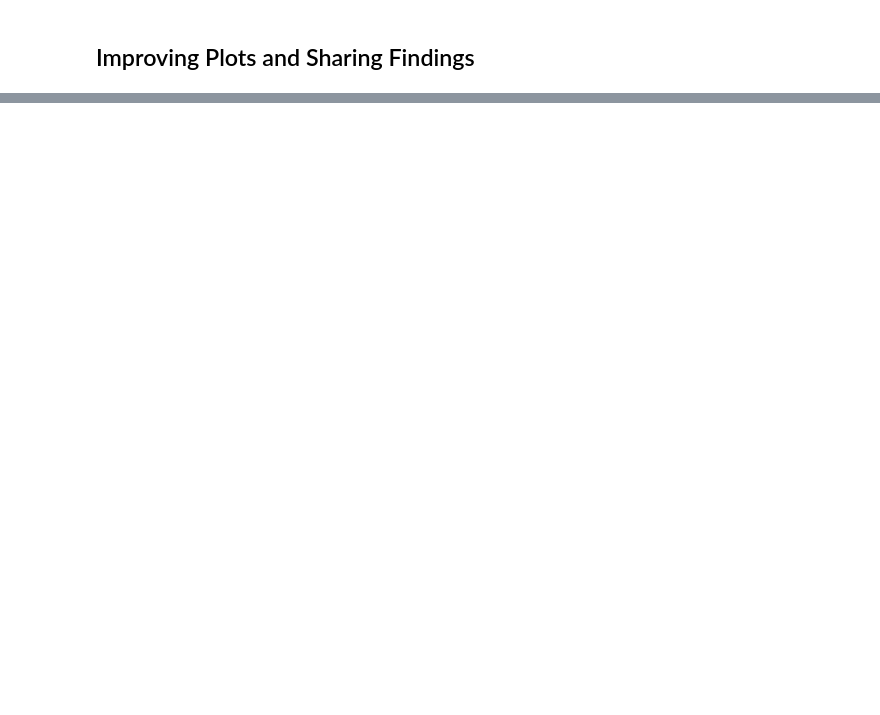
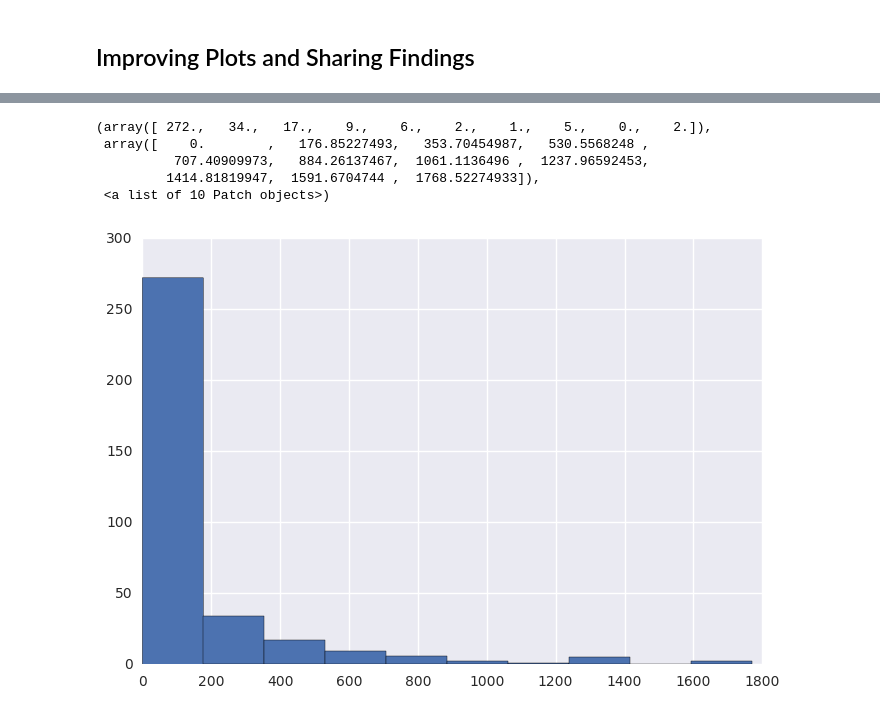
Before and after one commit to PhenixI/intro_to_Data_Analysis, a Jupyter notebook: lesson1_data_process_procedure/L1_Starter_Code.ipynb, the cells around one changed output, grey strips where cells are left out. Saved outputs shown, nothing was run; the diff lists cells and outputs as text; code cells hidden in the pictures; blank space fills up the shorter version.

```diff
--- a/lesson1_data_process_procedure/L1_Starter_Code.ipynb
+++ b/lesson1_data_process_procedure/L1_Starter_Code.ipynb
@@ -335,3 +365,15 @@ Maximum: 10568.1008673
 
 ## Go through a similar process as before to see if there is a problem.
 ## Locate at least one surprising piece of data, output it, and take a look at it.
+max_minutes = 0
+max_student = None
+
+for student,total_minutes in total_minutes_by_account.items():
+    if total_minutes > max_minutes:
+        max_minutes = total_minutes
+        max_student = student
+max_minutes
+
+for engagement_record in paid_engagement_in_first_week:
+    if engagement_record['account_key'] == max_student:
+        print engagement_record
@@ -367,6 +448,13 @@ Maximum: 10568.1008673
 ## who do not.
 
 subway_project_lesson_keys = ['746169184', '3176718735']
+pass_subway_project = set()
 
-passing_engagement =
-non_passing_engagement =
+for submission in paid_submission:
+    project = submission['lesson_key']
+    rating = submission['assigned_rating']
+
+    if project in subway_project_lesson_keys and (rating == 'PASSED' or rating == 'DISTINCTION'):
+        pass_subway_project.add(submission['account_key'])
+
+len(pass_subway_project)
@@ -372,0 +463,12 @@ non_passing_engagement =
+# %%
+passing_engagement = []
+non_passing_engagement = []
+
+for engagement_record in paid_engagement_in_first_week:
+    if engagement_record['account_key'] in pass_subway_project:
+        passing_engagement.append(engagement_record)
+    else:
+        non_passing_engagement.append(engagement_record)
+
+print len(passing_engagement)
+print len(non_passing_engagement)
@@ -383,0 +498,4 @@ non_passing_engagement =
+# %%
+non_pass_engagement_by_account = group_data(non_passing_engagement,'account_key');
+non_pass_total_minutes_by_account = sum_grouped_items(non_pass_engagement_by_account,'total_minutes_visited')
+describe_data(non_pass_total_minutes_by_account.values())
@@ -395,0 +569,9 @@ non_passing_engagement =
+# %%
+plt.hist(non_pass_total_minutes_by_account.values())
+# %% [output]
+(array([ 272.,   34.,   17.,    9.,    6.,    2.,    1.,    5.,    0.,    2.]),
+ array([    0.        ,   176.85227493,   353.70454987,   530.5568248 ,
+          707.40909973,   884.26137467,  1061.1136496 ,  1237.96592453,
+         1414.81819947,  1591.6704744 ,  1768.52274933]),
+ <a list of 10 Patch objects>)
+[figure, added]
```
Also changed, not shown: parts of 25 cells of this notebook.
